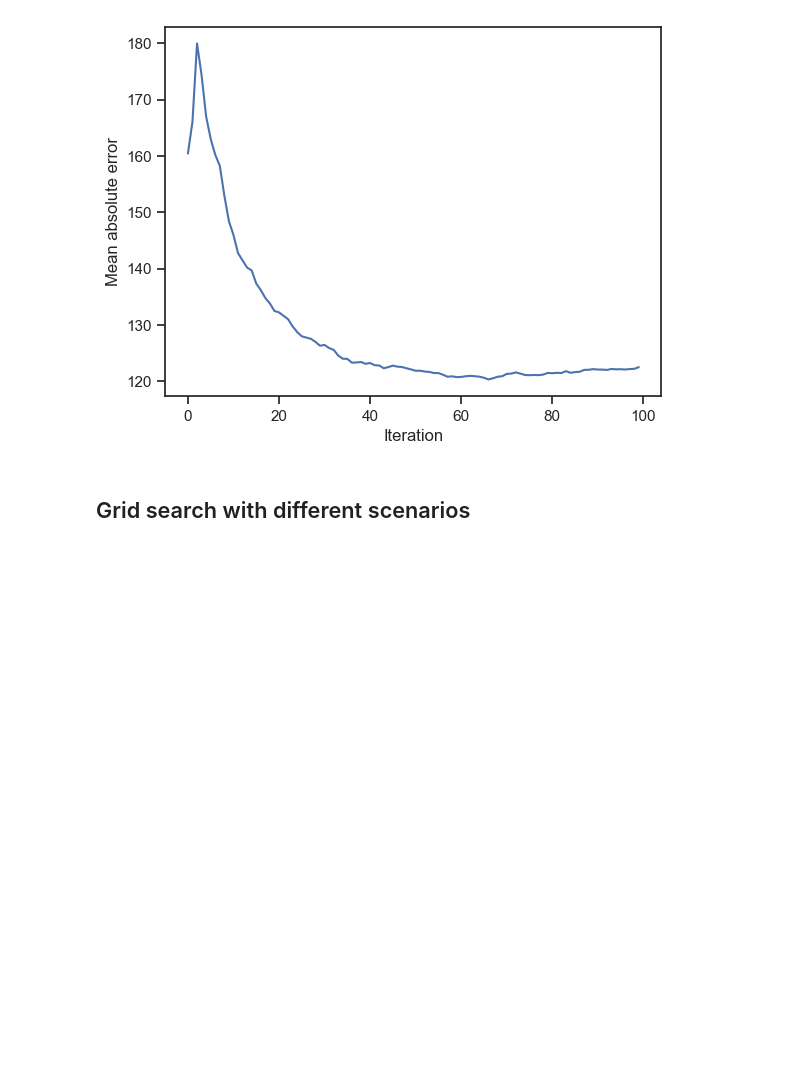
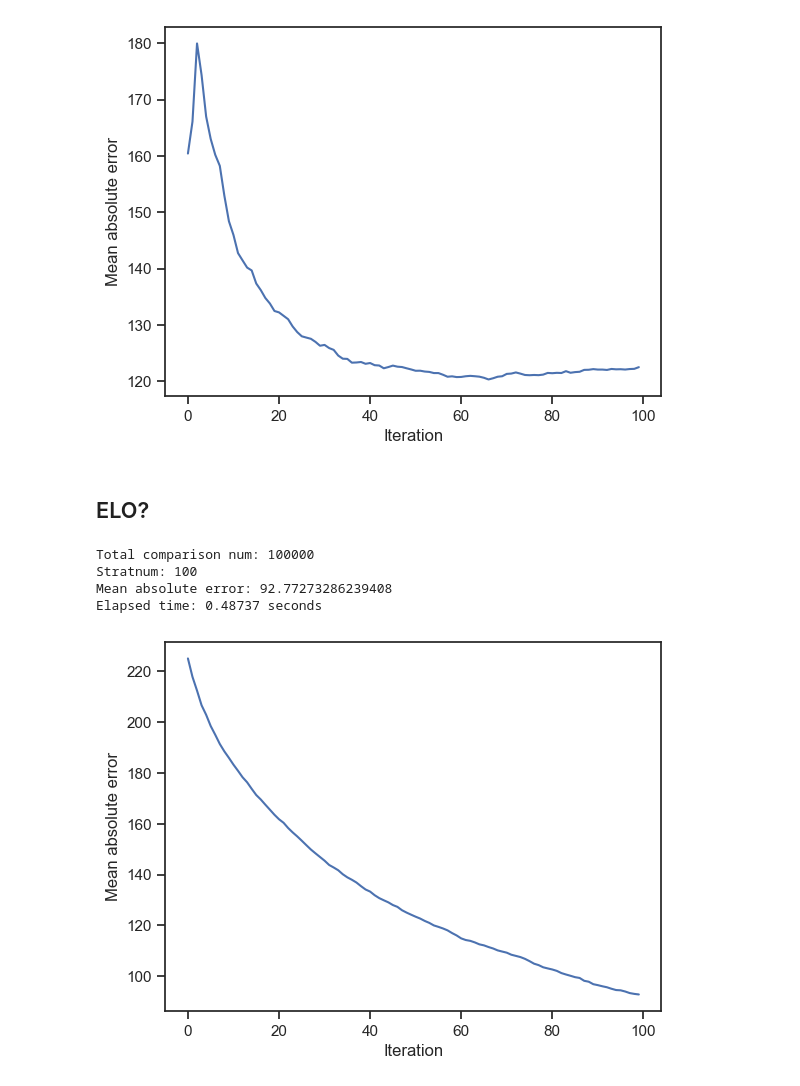
Before and after one commit to jchoi92k/pairwise_ranking, a Jupyter notebook: glicko_try.ipynb, the cells around one changed output. Saved outputs shown, nothing was run; the diff lists cells and outputs as text; code cells hidden in the pictures; blank space fills up the shorter version.

Commit message:
ELO testing + grid search
Glicko did not respond well to preset data so tried out ELO.

```diff
--- a/glicko_try.ipynb
+++ b/glicko_try.ipynb
@@ -479,5 +481,5 @@ Stratnum: 50
 Mean absolute error: 122.50893928197854
 Elapsed time: 3.39441 seconds
 [figure]
-# %% [markdown]
-## Grid search with different scenarios
+# %% [markdown]
+## ELO?
@@ -483,0 +504,41 @@ Elapsed time: 3.39441 seconds
+# %%
+def elo_test(text_n, s, total_participants, comparison_per_participant, stratnum):
+    objs = [Player(w[0], w[1]) for w in zip(list(range(text_n)), s)]
+    total_comparisons = total_participants * comparison_per_participant
+    epochs = int(total_comparisons / text_n)
+    print(f'Total comparison num: {total_comparisons}')
+    print(f'Stratnum: {stratnum}')
+    mae_iters = []
+
+    time_start = time.time()
+    for _ in range(epochs):
+        objs_sort = sorted(objs, key=lambda x: x.rating)
+        objs_sort = list(np.split(np.array(objs_sort), stratnum))
+        for play in objs_sort:
+            np.random.shuffle(play)
+            while len(play) != 0:
+                player1 = play[0]
+                player2 = play[1]
+                if player1.true_rating > player2.true_rating:
+                    player1.update_elo(player1, player2)
+                else:
+                    player1.update_elo(player2, player1)
+                play = play[2:]
+        mae_iter = mean([abs(w.true_rating - w.rating) for w in objs])
+        mae_iters.append(mae_iter)
+    time_end = time.time()
+
+    mae = mean([abs(w.true_rating - w.rating) for w in objs])
+    print(f'Mean absolute error: {mae}')
+    print(f"Elapsed time: {round(time_end - time_start, 5)} seconds")
+    maeplt = sns.lineplot(mae_iters);
+    maeplt.set(xlabel='Iteration', ylabel='Mean absolute error')
+    plt.show()
+# %%
+elores20 = elo_test(text_n=1000, s=s, total_participants=1000, comparison_per_participant=100, stratnum=100)
+# %% [output]
+Total comparison num: 100000
+Stratnum: 100
+Mean absolute error: 92.77273286239408
+Elapsed time: 0.48737 seconds
+[figure, added]
```
Also changed, not shown: parts of 27 cells of this notebook, 1 other file.
